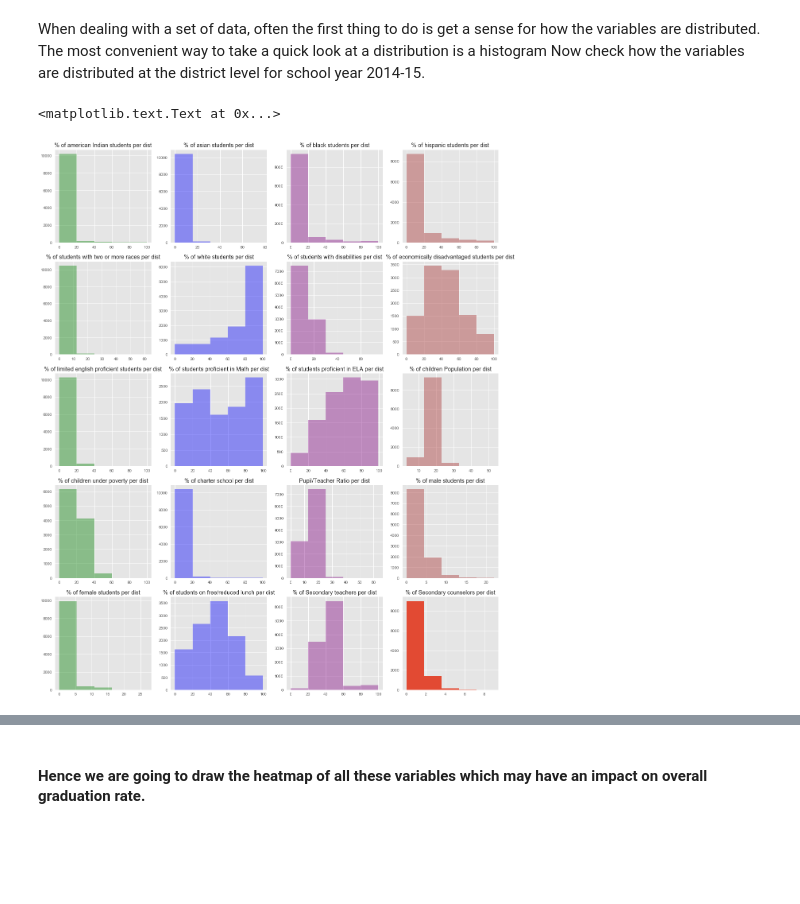
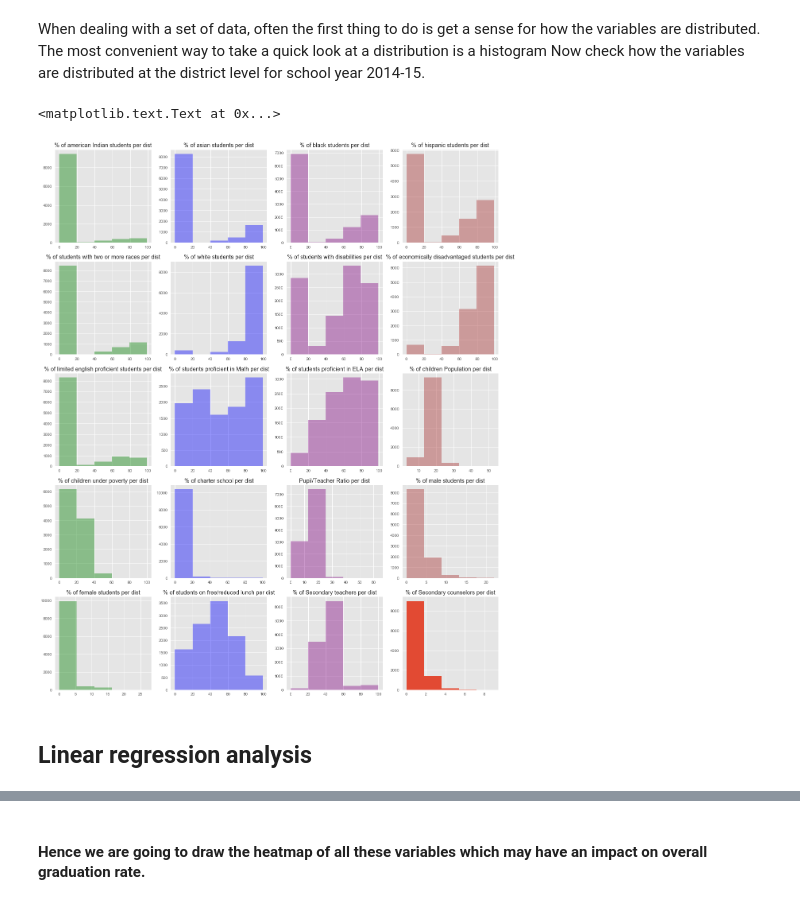
Before and after one commit to msubhabrata3/high-school-graduation-rate, a Jupyter notebook: high-school-dropout-case-study.ipynb, the cells around one changed output, grey strips where cells are left out. Cells and saved outputs as stored; diff of their text form; code cells hidden in the pictures; blank space fills up the shorter version.

```diff
--- a/high-school-dropout-case-study.ipynb
+++ b/high-school-dropout-case-study.ipynb
@@ -481,22 +478,23 @@ plt.show()
 
 #### From this diagram it is clear that % of American Indian/Alaska Native students and students with two or more has very less impact on the overall graduation rate.
 # %%
-columns = ['ALLP','MAMR','MASR','MBLR','MHIR','MTRR','MWHR','CWDR','ECDR','LEPR','MTHP',
+columns = ['ALLP','MAMP','MASP','MBLP','MHIP','MTRP','MWHP','CWDP','ECDP','LEPP','MTHP',
            'RLAP','CHIR','POVR','CHSR','PUTR','MLSR','FLSR','FRLR','SETR','SECR']
 
+
 acgr14 = acgr2014[columns]
 # %% [markdown]
 When dealing with a set of data, often the first thing to do is get a sense for how the variables are distributed. The most convenient way to take a quick look at a distribution is a histogram Now check how the variables are distributed at the district level for school year 2014-15.
 # %%
-a = acgr14['MAMR']
-b = acgr14['MASR']
-c = acgr14['MBLR']
-d = acgr14['MHIR']
-e = acgr14['MTRR']
-f = acgr14['MWHR']
-g = acgr14['CWDR']
-h = acgr14['ECDR']
-i = acgr14['LEPR']
+a = acgr14['MAMP']
+b = acgr14['MASP']
+c = acgr14['MBLP']
+d = acgr14['MHIP']
+e = acgr14['MTRP']
+f = acgr14['MWHP']
+g = acgr14['CWDP']
+h = acgr14['ECDP']
+i = acgr14['LEPP']
 j = acgr14['MTHP']
 k = acgr14['RLAP']
 l = acgr14['CHIR']
@@ -545,34 +543,36 @@ ax[2, 2].hist(k, bins=5, histtype='bar',color="purple",alpha=0.4)
 ax[2, 2].set_title("% of students proficient in ELA per dist")
 
 ax[2, 3].hist(l, bins=5, histtype='bar',color="brown",alpha=0.4)
 ax[2, 3].set_title("% of children Population per dist")
 
 ax[3, 0].hist(m, bins=5, histtype='bar',color="green",alpha=0.4)
 ax[3, 0].set_title("% of children under poverty per dist")
 
 ax[3, 1].hist(n, bins=5, histtype='bar',color="blue",alpha=0.4)
 ax[3, 1].set_title("% of charter school per dist")
 
 ax[3, 2].hist(o, bins=5, histtype='bar',color="purple",alpha=0.4)
 ax[3, 2].set_title("Pupil/Teacher Ratio per dist")
 
 ax[3, 3].hist(p, bins=5, histtype='bar',color="brown",alpha=0.4)
 ax[3, 3].set_title("% of male students per dist")
 
 ax[4, 0].hist(q, bins=5, histtype='bar',color="green",alpha=0.4)
 ax[4, 0].set_title("% of female students per dist")
 
 ax[4, 1].hist(r, bins=5, histtype='bar',color="blue",alpha=0.4)
 ax[4, 1].set_title("% of students on free/reduced lunch per dist")
 
 ax[4, 2].hist(s, bins=5, histtype='bar',color="purple",alpha=0.4)
 ax[4, 2].set_title("% of Secondary teachers per dist")
 
 ax[4, 3].hist(t, bins=5, histtype='bar')
 ax[4, 3].set_title("% of Secondary counselors per dist")
 # %% [output]
 <matplotlib.text.Text at 0x...>
-[figure, old version]
+[figure, new version]
+# %% [markdown]
+## Linear regression analysis
 # %%
 acgr2014 = acgr2014.fillna(0)
 
```
Also changed, not shown: parts of 30 cells of this notebook, 2 other files.
